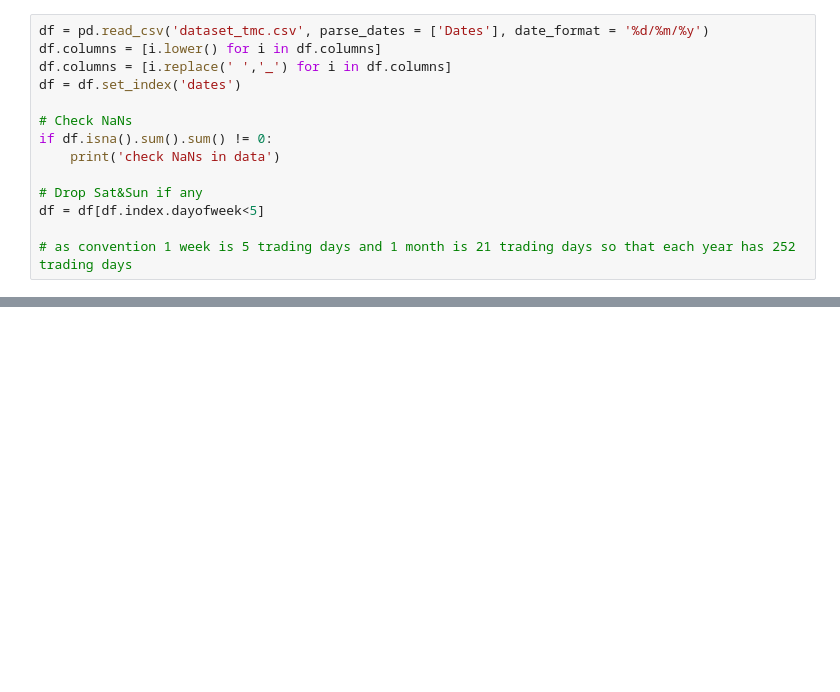
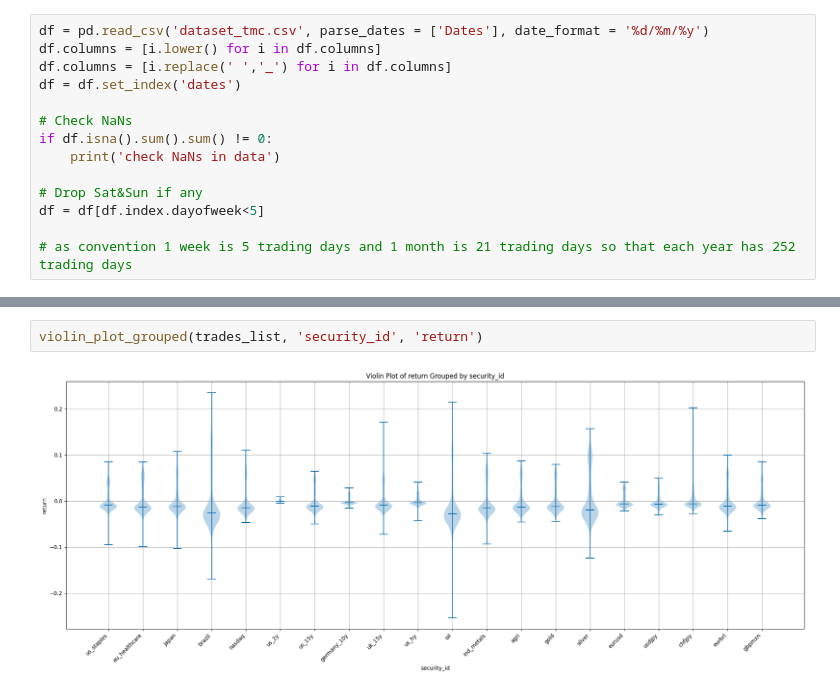
Before and after one commit to vcnzbrgd/Mean-Reverting-Strategy-and-Trades-Optimal-Sizing, a Jupyter notebook: project.ipynb, the cells around one changed output, grey strips where cells are left out. Cells and saved outputs as stored; diff of their text form; blank space fills up the shorter version.

Commit message:
added plot functions, hit ratio and win loss

```diff
--- a/project.ipynb
+++ b/project.ipynb
@@ -147,0 +158,4 @@ trades_list['return'] = trade_return(trades_list)
+# %%
+violin_plot_grouped(trades_list, 'security_id', 'return')
+# %% [output]
+[figure, added]
```
Also changed, not shown: parts of 10 cells of this notebook, 1 other file.
